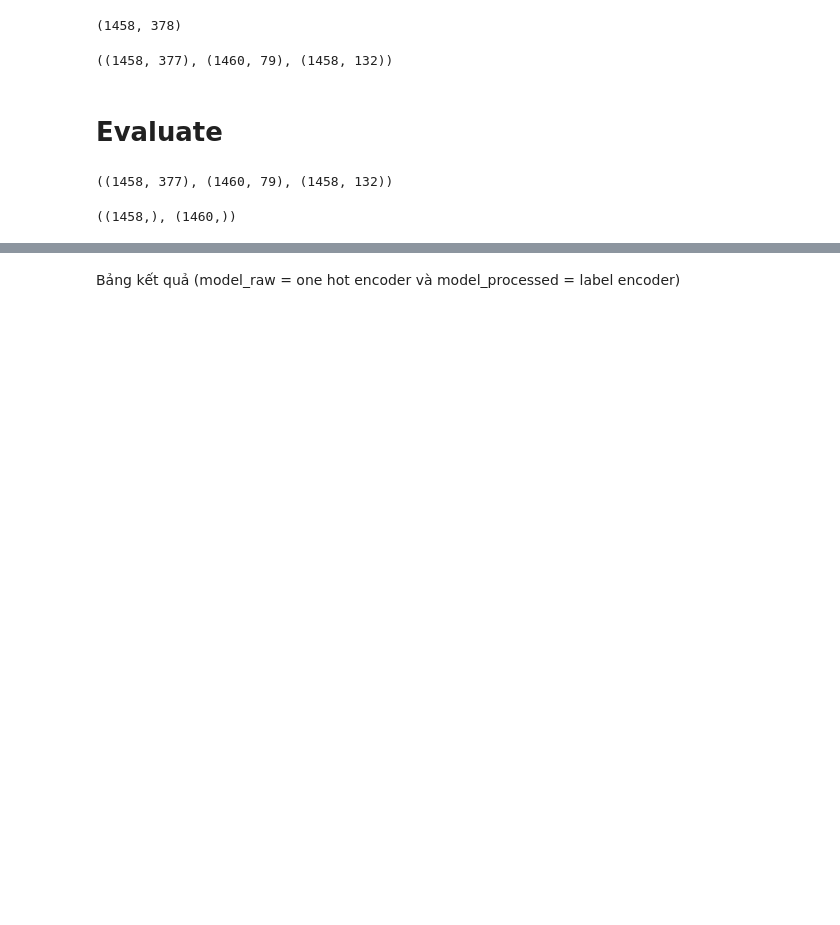
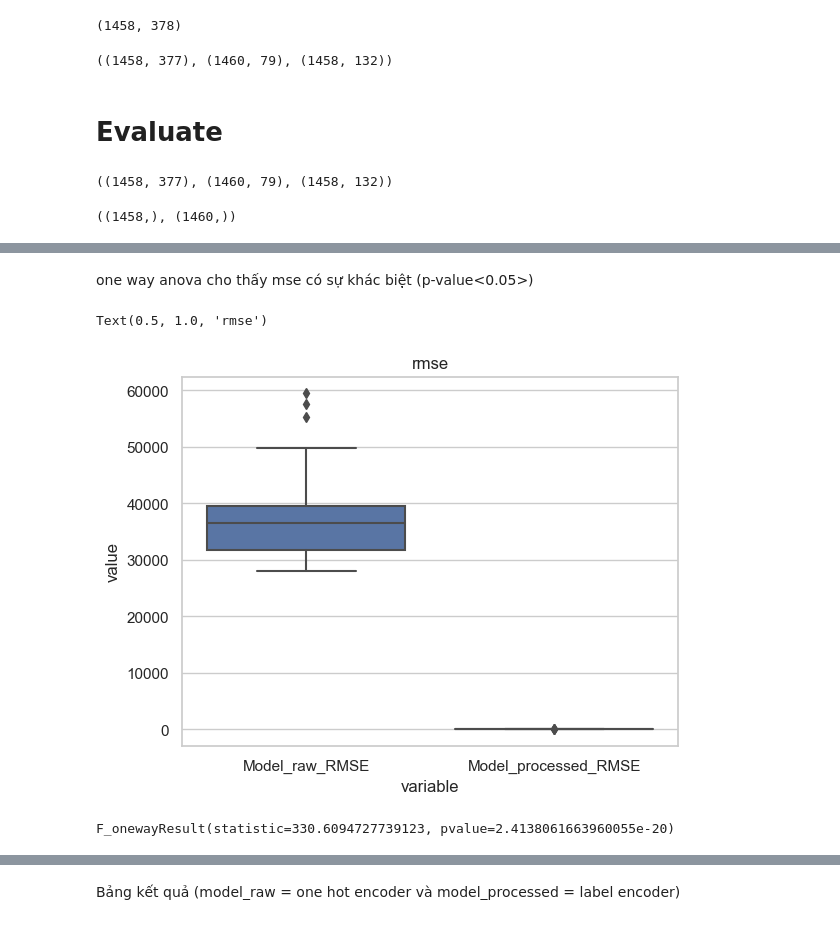
Before and after one commit to lamisgosu11/House-price-predictor, a Jupyter notebook: preprocess-label-compare.ipynb, the cells around one changed output, grey strips where cells are left out. Cells and saved outputs as stored; diff of their text form; code cells hidden in the pictures; blank space fills up the shorter version.

```diff
--- a/preprocess-label-compare.ipynb
+++ b/preprocess-label-compare.ipynb
@@ -451,0 +475,12 @@ pd.DataFrame(LR_CV)
+# %% [markdown]
+one way anova cho thấy mse có sự khác biệt (p-value<0.05>)
+# %%
+sns.boxplot(x="variable", y="value", data=pd.melt(LR_CV[['Model_raw_RMSE', 'Model_processed_RMSE']]))
+plt.title('rmse')
+# %% [output]
+Text(0.5, 1.0, 'rmse')
+[figure, added]
+# %%
+stats.f_oneway(LR_CV['Model_raw_RMSE'], LR_CV['Model_processed_RMSE'])
+# %% [output]
+F_onewayResult(statistic=330.6094727739123, pvalue=2.4138061663960055e-20)
```
Also changed, not shown: parts of 22 cells of this notebook.
